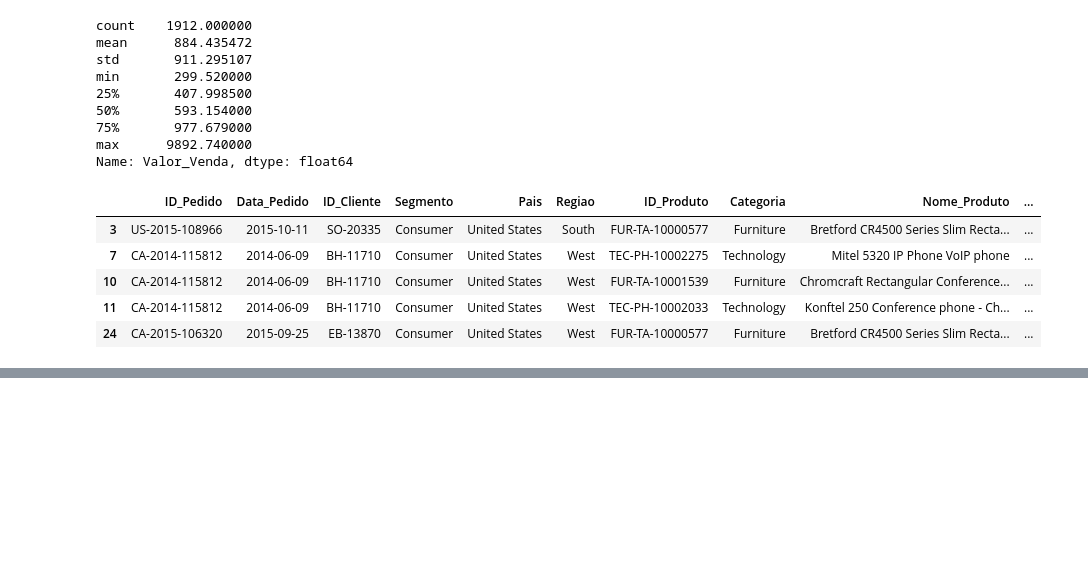
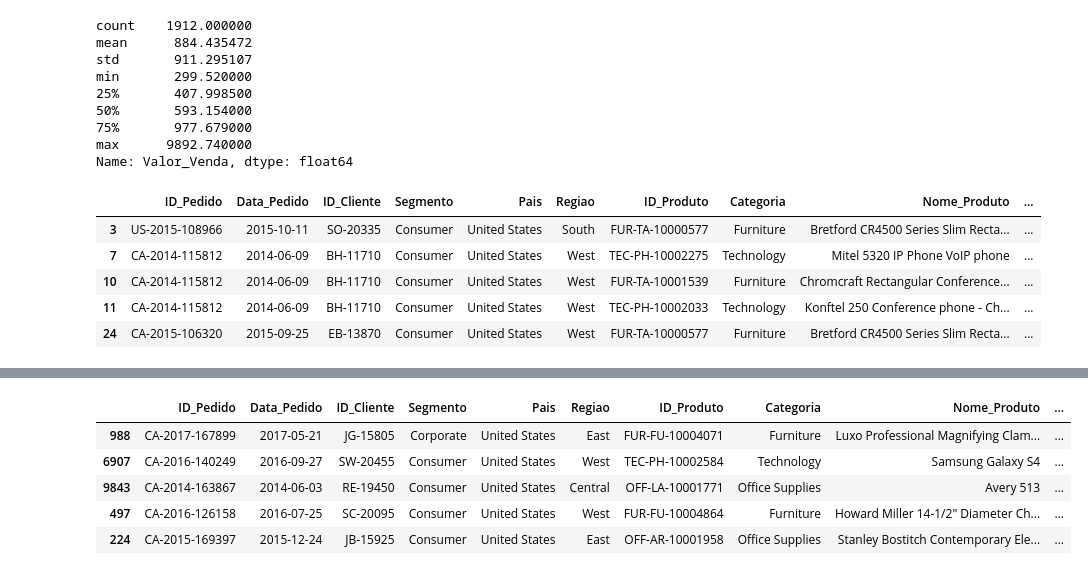
Before and after one commit to GChandrone/PythonDSA, a Jupyter notebook: Cap10/DSA-Python-Cap10-Pandas.ipynb, the cells around one changed output, grey strips where cells are left out. Drawn from its saved outputs; the diff is of its cells as text; code cells hidden in the pictures; blank space fills up the shorter version.

```diff
--- a/Cap10/DSA-Python-Cap10-Pandas.ipynb
+++ b/Cap10/DSA-Python-Cap10-Pandas.ipynb
@@ -451,0 +482,10 @@ dsa_df[dsa_df['Quantidade'].isin([5,7,9,11])][:10]
+# %%
+# Filtrando as vendas que não ocorreram para o segmento de Home Office e nem na região South
+dsa_df[(dsa_df.Segmento != 'Home Office') & (dsa_df.Regiao != 'South')].sample(5) # sample -> Retorna registros aleatórios
+# %% [output]
+|  | ID_Pedido | Data_Pedido | ID_Cliente | Segmento | Pais | Regiao | ID_Produto | Categoria | Nome_Produto | ... |
+| 988 | CA-2017-167899 | 2017-05-21 | JG-15805 | Corporate | United States | East | FUR-FU-10004071 | Furniture | Luxo Professional Magnifying Clam... | ... |
+| 6907 | CA-2016-140249 | 2016-09-27 | SW-20455 | Consumer | United States | West | TEC-PH-10002584 | Technology | Samsung Galaxy S4 | ... |
+| 9843 | CA-2014-163867 | 2014-06-03 | RE-19450 | Consumer | United States | Central | OFF-LA-10001771 | Office Supplies | Avery 513 | ... |
+| 497 | CA-2016-126158 | 2016-07-25 | SC-20095 | Consumer | United States | West | FUR-FU-10004864 | Furniture | Howard Miller 14-1/2" Diameter Ch... | ... |
+| 224 | CA-2015-169397 | 2015-12-24 | JB-15925 | Consumer | United States | East | OFF-AR-10001958 | Office Supplies | Stanley Bostitch Contemporary Ele... | ... |
```
Also changed, not shown: parts of 16 cells of this notebook.
